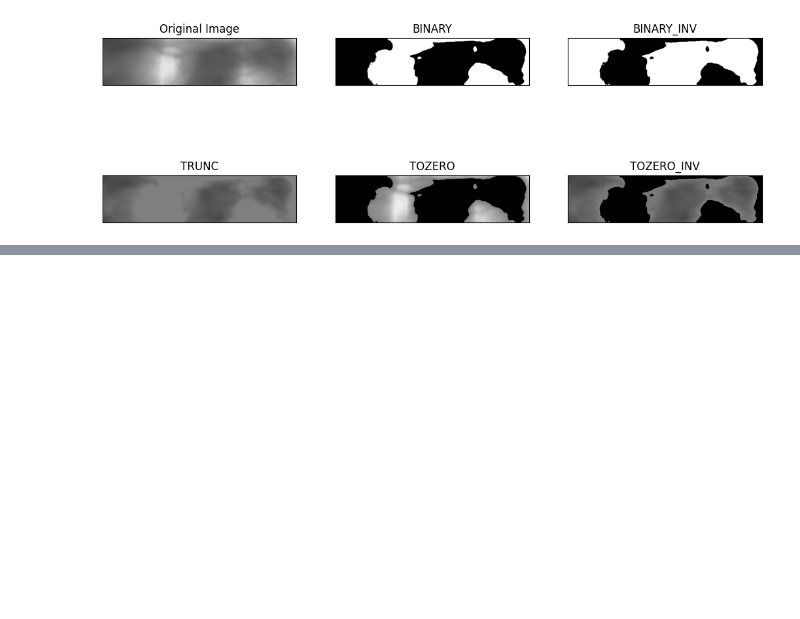
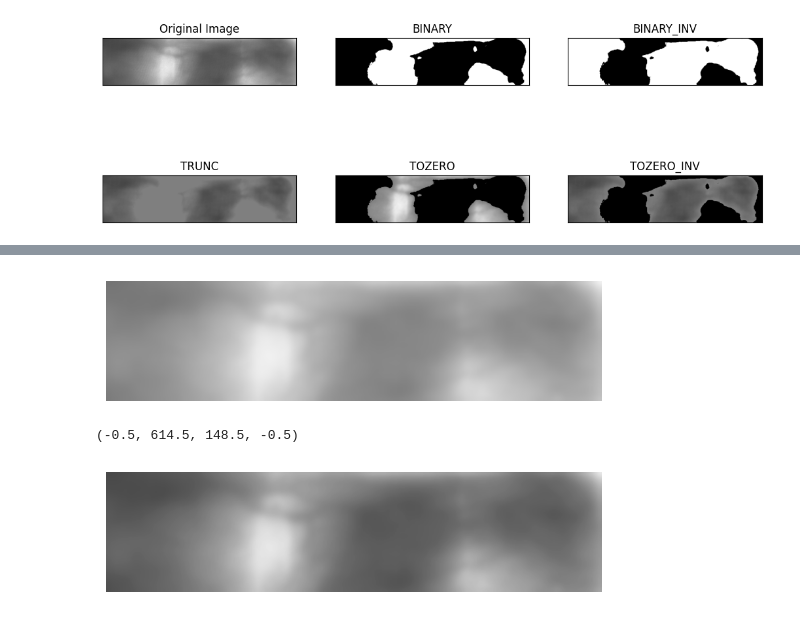
Before and after one commit to Rohanjos97/BioCube, a Jupyter notebook: biocube/preprocessing the image.ipynb, the cells around one changed output, grey strips where cells are left out. Saved outputs shown, nothing was run; the diff lists cells and outputs as text; code cells hidden in the pictures; blank space fills up the shorter version.

```diff
--- a/biocube/preprocessing the image.ipynb
+++ b/biocube/preprocessing the image.ipynb
@@ -376,0 +483,12 @@ for i in range(6):
+# %%
+plt.imshow(gaussian_img3)
+plt.axis('off')
+plt.show()
+
+gas_img_tmp = np.array(255*(gaussian_img3.copy()/255)**1.6, dtype='uint8')
+plt.imshow(gas_img_tmp)
+plt.axis('off')
+# %% [output]
+[figure, added]
+(-0.5, 614.5, 148.5, -0.5)
+[figure, added]
```
Also changed, not shown: parts of 9 cells of this notebook, 10 other files.
